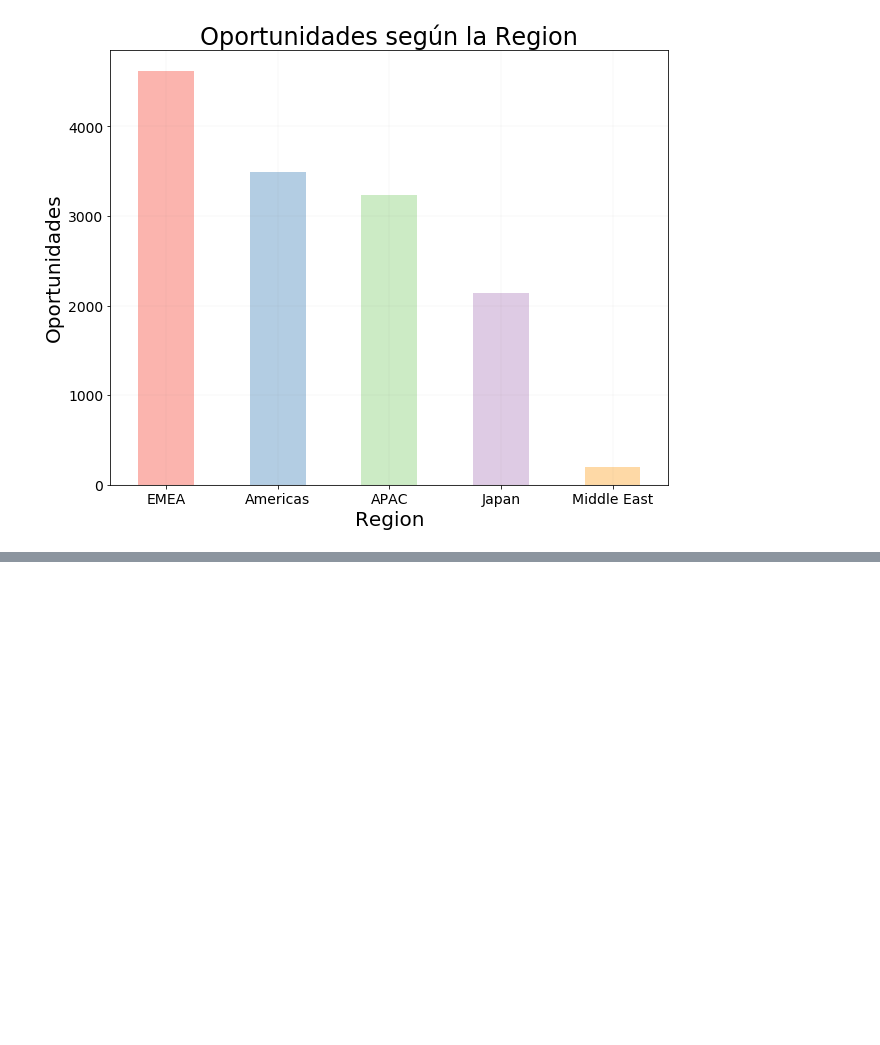
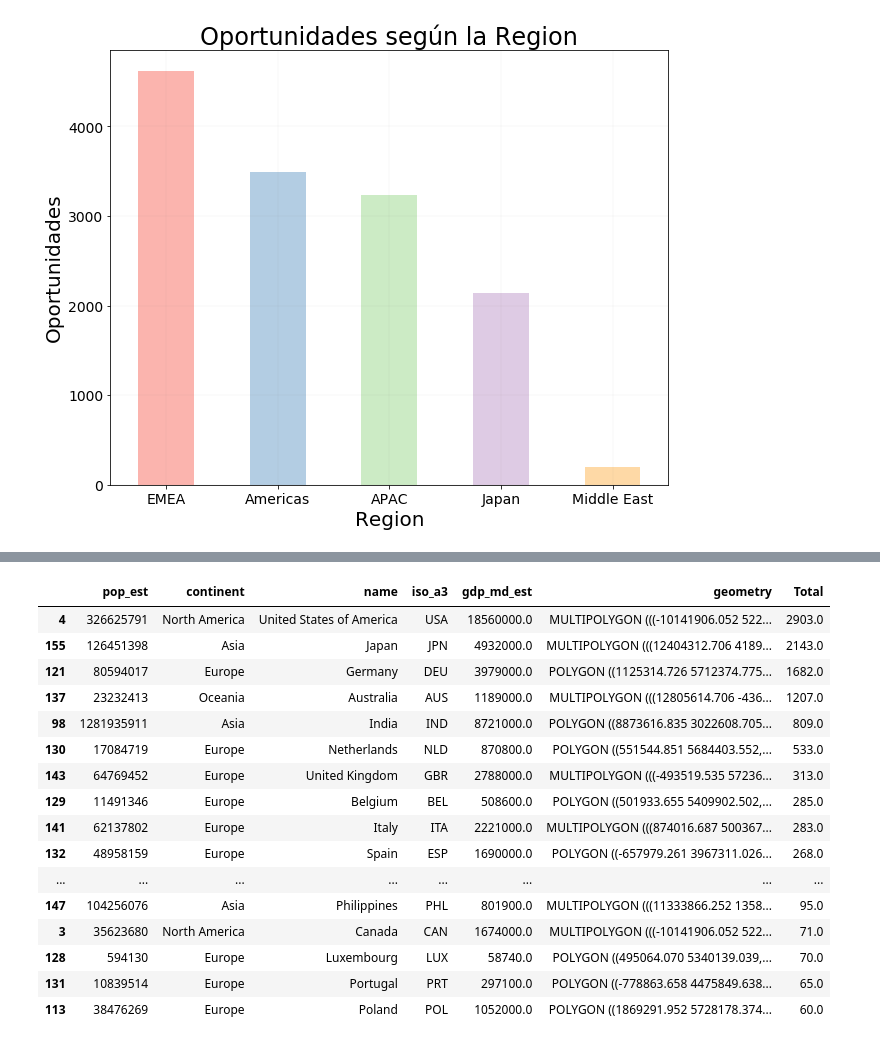
Before and after one commit to faristegui/tpdatos-2c-2020, a Jupyter notebook: tp1-cesar.ipynb, the cells around one changed output, grey strips where cells are left out. Saved outputs shown, nothing was run; the diff lists cells and outputs as text; code cells hidden in the pictures; blank space fills up the shorter version.

```diff
--- a/tp1-cesar.ipynb
+++ b/tp1-cesar.ipynb
@@ -1106,0 +1235,21 @@ plt.ylabel('Oportunidades', fontsize=20);
+# %%
+#world['band_ratio'] = world['bands'] / world['pop_est'] * 1_000_000
+world.sort_values('Total', ascending=False).head(20)
+# %% [output]
+|  | pop_est | continent | name | iso_a3 | gdp_md_est | geometry | Total |
+| 4 | 326625791 | North America | United States of America | USA | 18560000.0 | MULTIPOLYGON (((-10141906.052 522... | 2903.0 |
+| 155 | 126451398 | Asia | Japan | JPN | 4932000.0 | MULTIPOLYGON (((12404312.706 4189... | 2143.0 |
+| 121 | 80594017 | Europe | Germany | DEU | 3979000.0 | POLYGON ((1125314.726 5712374.775... | 1682.0 |
+| 137 | 23232413 | Oceania | Australia | AUS | 1189000.0 | MULTIPOLYGON (((12805614.706 -436... | 1207.0 |
+| 98 | 1281935911 | Asia | India | IND | 8721000.0 | POLYGON ((8873616.835 3022608.705... | 809.0 |
+| 130 | 17084719 | Europe | Netherlands | NLD | 870800.0 | POLYGON ((551544.851 5684403.552,... | 533.0 |
+| 143 | 64769452 | Europe | United Kingdom | GBR | 2788000.0 | MULTIPOLYGON (((-493519.535 57236... | 313.0 |
+| 129 | 11491346 | Europe | Belgium | BEL | 508600.0 | POLYGON ((501933.655 5409902.502,... | 285.0 |
+| 141 | 62137802 | Europe | Italy | ITA | 2221000.0 | MULTIPOLYGON (((874016.687 500367... | 283.0 |
+| 132 | 48958159 | Europe | Spain | ESP | 1690000.0 | POLYGON ((-657979.261 3967311.026... | 268.0 |
+| ... | ... | ... | ... | ... | ... | ... | ... |
+| 147 | 104256076 | Asia | Philippines | PHL | 801900.0 | MULTIPOLYGON (((11333866.252 1358... | 95.0 |
+| 3 | 35623680 | North America | Canada | CAN | 1674000.0 | MULTIPOLYGON (((-10141906.052 522... | 71.0 |
+| 128 | 594130 | Europe | Luxembourg | LUX | 58740.0 | POLYGON ((495064.070 5340139.039,... | 70.0 |
+| 131 | 10839514 | Europe | Portugal | PRT | 297100.0 | POLYGON ((-778863.658 4475849.638... | 65.0 |
+| 113 | 38476269 | Europe | Poland | POL | 1052000.0 | POLYGON ((1869291.952 5728178.374... | 60.0 |
```
Also changed, not shown: parts of 22 cells of this notebook.
